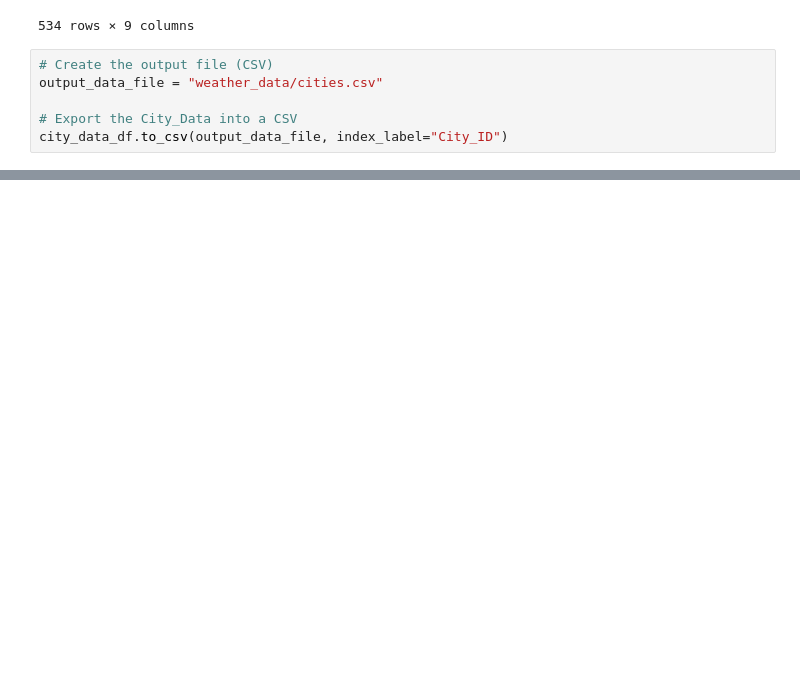
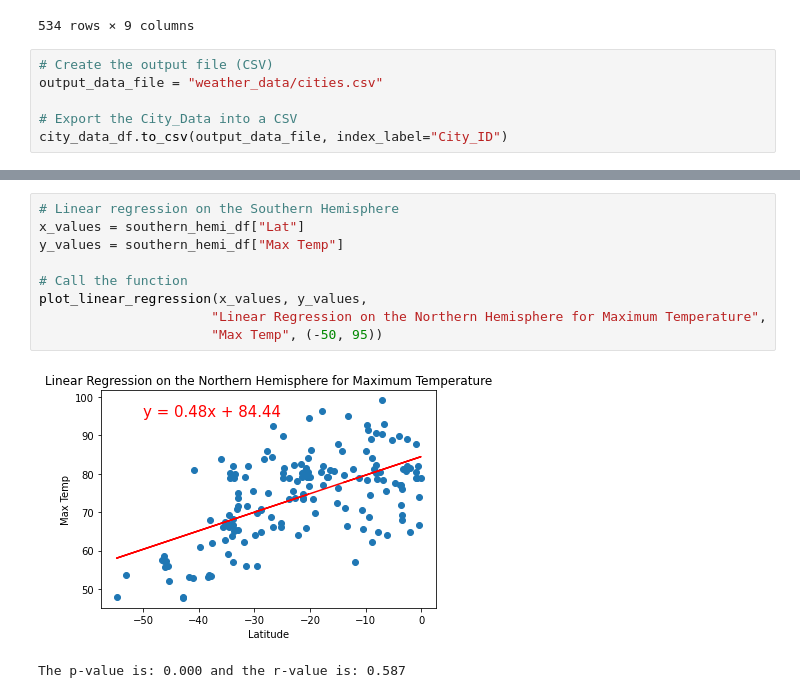
Before and after one commit to ltatro1545/World_Weather_Analysis, a Jupyter notebook: WeatherPy.ipynb, the cells around one changed output, grey strips where cells are left out. Drawn from its saved outputs; the diff is of its cells as text; blank space fills up the shorter version.

```diff
--- a/WeatherPy.ipynb
+++ b/WeatherPy.ipynb
@@ -265,0 +327,12 @@ plt.show()
+# %%
+# Linear regression on the Southern Hemisphere
+x_values = southern_hemi_df["Lat"]
+y_values = southern_hemi_df["Max Temp"]
+
+# Call the function
+plot_linear_regression(x_values, y_values,
+                      "Linear Regression on the Northern Hemisphere for Maximum Temperature",
+                      "Max Temp", (-50, 95))
+# %% [output]
+[figure, added]
+The p-value is: 0.000 and the r-value is: 0.587
```
Also changed, not shown: parts of 27 cells of this notebook.
